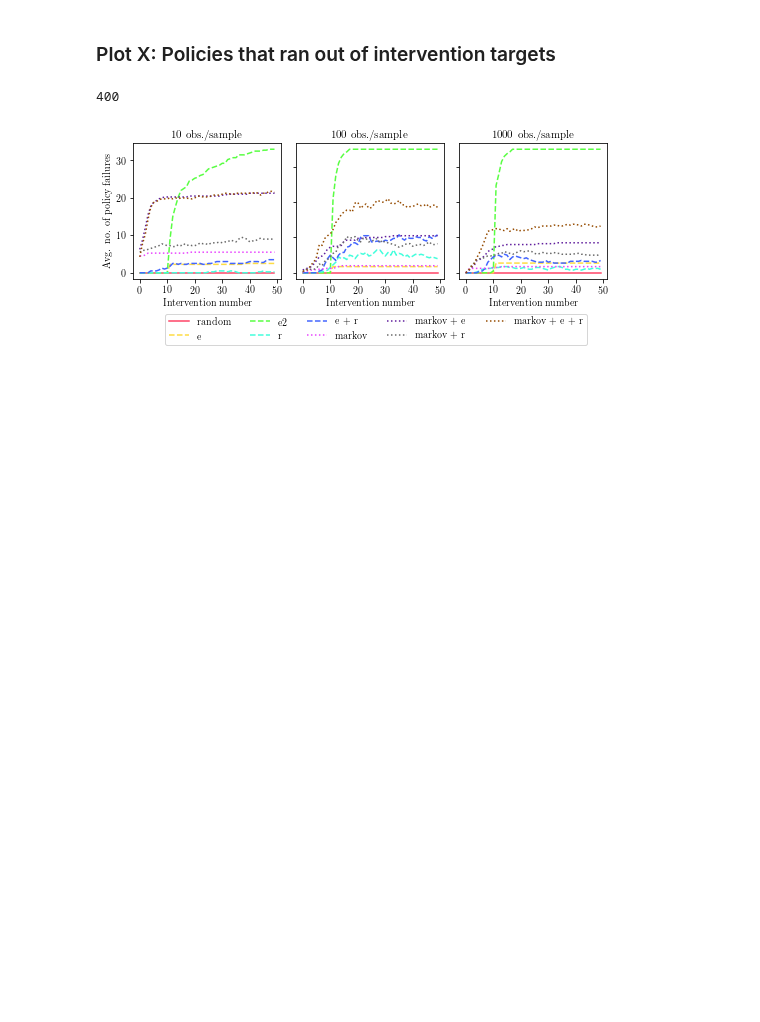
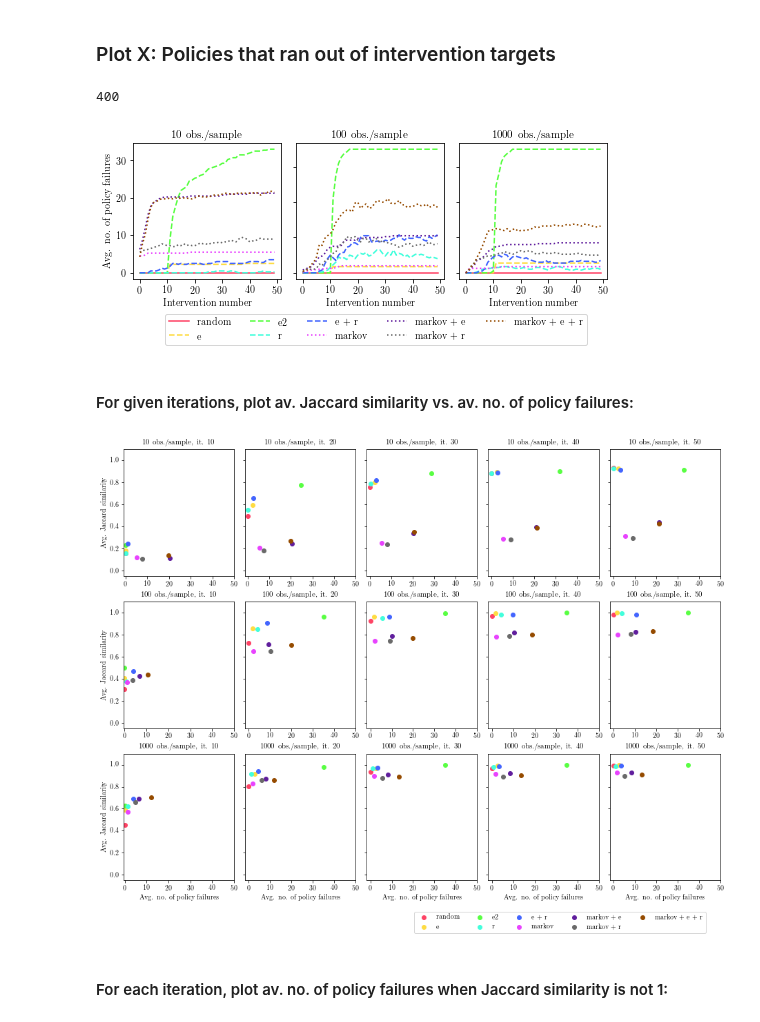
Before and after one commit to juangamella/aicp, a Jupyter notebook: plots_finite.ipynb, the cells around one changed output. Saved outputs shown, nothing was run; the diff lists cells and outputs as text; code cells hidden in the pictures; blank space fills up the shorter version.

Commit message:
notebook plots finite - empty pool plots

```diff
--- a/plots_finite.ipynb
+++ b/plots_finite.ipynb
@@ -126,3 +121,11 @@ experiments = [
+# %%
+# Experiments to load
+
+experiments = [
+["experiments/results_1588626633_runs_4_max_iter_50_random_state_0_tag_may4r_G_100_k_3.0_p_min_12_p_max_12_w_min_0.5_w_max_1.0_var_min_0.0_var_max_1.0_int_min_0.0_int_max_1.0_do_False_i_mean_10_i_var_1_finite_True_n_10_alpha_0.0002.pickle"],
+["experiments/results_1588615583_runs_4_max_iter_50_random_state_0_tag_may4r_G_100_k_3.0_p_min_12_p_max_12_w_min_0.5_w_max_1.0_var_min_0.0_var_max_1.0_int_min_0.0_int_max_1.0_do_False_i_mean_10_i_var_1_finite_True_n_100_alpha_0.0002.pickle"],
+["experiments/results_1588737774_runs_4_max_iter_50_random_state_0_tag_may4r_G_100_k_3.0_p_min_12_p_max_12_w_min_0.5_w_max_1.0_var_min_0.0_var_max_1.0_int_min_0.0_int_max_1.0_do_False_i_mean_10_i_var_1_finite_True_n_1000_alpha_0.0002.pickle"],
+]
 # %%
 def process_experiments(experiments):
     Trajectories = []
@@ -570,3 +573,50 @@ ax.legend(prop=fontP, ncol=5, bbox_to_anchor=(0.9, -.22))
 plt.savefig('figures/empty_pool.pdf', bbox_inches='tight')
 # %% [output]
 [figure]
+# %% [markdown]
+#### For given iterations, plot av. Jaccard similarity vs. av. no. of policy failures:
+# %%
+# Plot settings
+gs = gridspec.GridSpec(3, 5, wspace=0.10, hspace=0.2)
+plt.figure(figsize=(15.5,11.5))
+
+plot_iter = 50
+x_axis = np.arange(0, plot_iter)
+ylim = [-0.05, 1.1]
+
+##############################
+sample_sizes = [10,100,1000]
+it_nums = [10, 20, 30, 40, 50]
+
+for k, n in enumerate(sample_sizes):
+    jac_sim = np.ones((P, N*runs, max_iter+1))
+    for i, trajectories in enumerate(Trajectories[k].values()):
+        for j, trajectory in enumerate(trajectories):
+            jac_sim[i, j, 0:len(trajectory)] = trajectory
+    mean_jac = np.mean(jac_sim[:, :, :], axis=1)
+
+    for j, it_num in enumerate(it_nums):
+        # For a given intervention number, plot policy failure against Jaccard sim
+        plt.subplot(gs[k,j])
+        ax = plt.gca()
+        # Compute and plot event numbers for each policy
+        for i, (name, events_list) in enumerate(EmptyPoolEvents[k].items()):
+            event_count = np.zeros(max_iter)
+            for events in events_list:
+                event_count[events] += 1
+            event_count /= runs
+            ax.scatter(event_count[it_num-1], mean_jac[i, it_num-1], label=name, color=colors[i])
+        # Plotting details
+        plt.xlabel("Avg. no. of policy failures") if k==2 else None
+        plt.ylabel("Avg. Jaccard similarity") if j==0 else None
+        ax.set_yticklabels([]) if j!=0 else None
+        ax.set_xticks(np.arange(0, max_iter+1, 10))
+        ax.text(0.5,1.04,"%d obs./sample, it. %d" % (sample_sizes[k], it_num), transform=ax.transAxes, fontsize=11, ha="center")
+        plt.ylim(ylim)
+
+ax.legend(prop=fontP, ncol=5, bbox_to_anchor=(0.9, -.22))
+plt.savefig('figures/jac_vs_empty_pool.pdf', bbox_inches='tight')
+# %% [output]
+[figure, added]
+# %% [markdown]
+#### For each iteration, plot av. no. of policy failures when Jaccard similarity is not 1:
```
Also changed, not shown: parts of 8 cells of this notebook.
